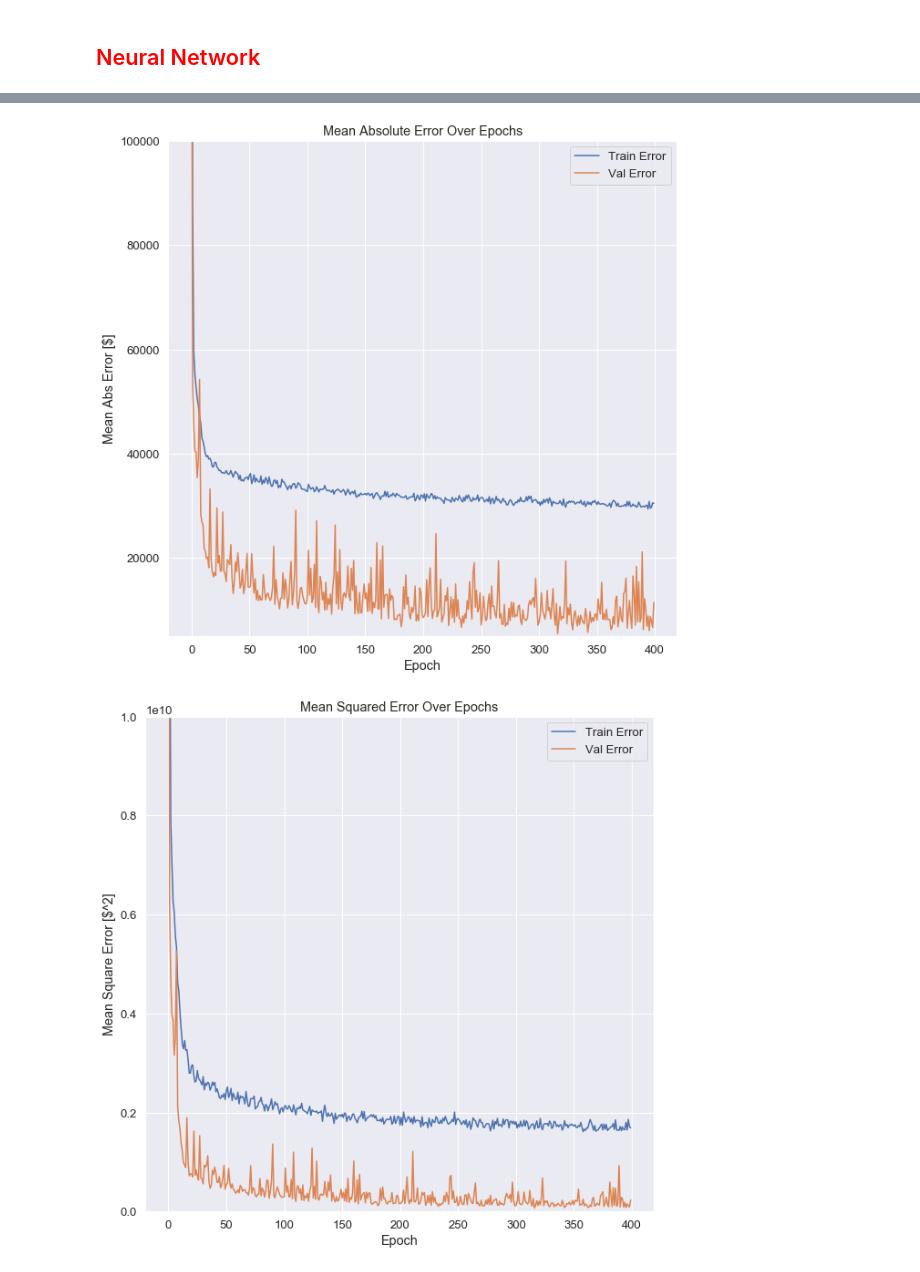
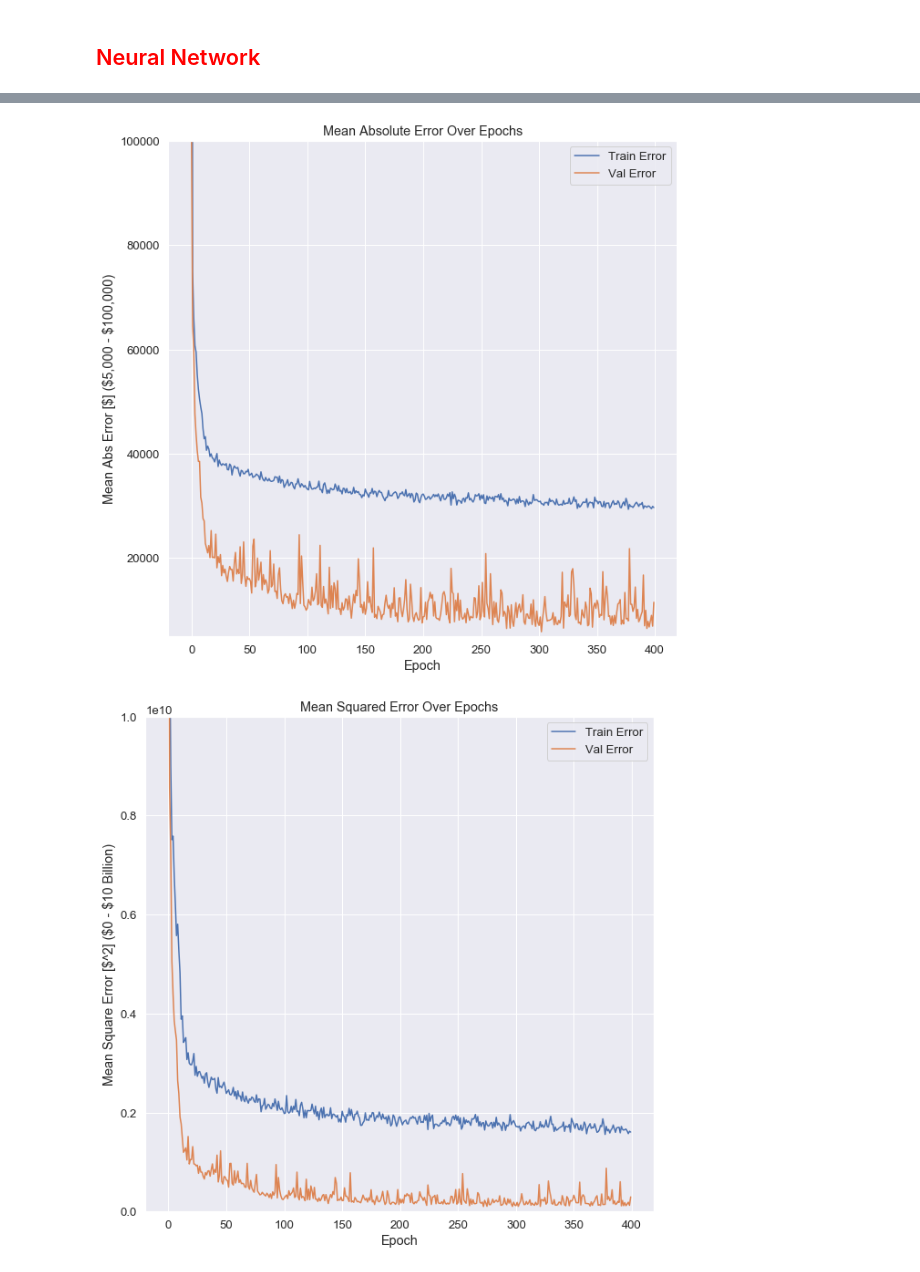
Before and after one commit to alawong1/MD-Housing, a Jupyter notebook: MD_House_Predicting.ipynb, the cells around one changed output, grey strips where cells are left out. Saved outputs shown, nothing was run; the diff lists cells and outputs as text; code cells hidden in the pictures.

```diff
--- a/MD_House_Predicting.ipynb
+++ b/MD_House_Predicting.ipynb
@@ -441,38 +444,39 @@ def build_model():
     model = Sequential()
 
     # Input layer
-    model.add(Dense(64, kernel_regularizer=regularizers.l2(0.090), input_shape=[X_train.shape[1]]))
+    model.add(Dense(64, kernel_regularizer=regularizers.l2(0.060), input_shape=[X_train.shape[1]]))
     model.add(Activation("elu"))
 
     # Hidden Layer 1
-    model.add(Dense(128, kernel_regularizer=regularizers.l2(0.090)))
-    model.add(Activation("elu"))
-    model.add(Dropout(0.10))
-
-    # Hidden Layer 2
-    model.add(Dense(128, kernel_regularizer=regularizers.l2(0.090)))
-    model.add(Activation("elu"))
-    model.add(Dropout(0.10))
-
-    # Hidden Layer 3
-    model.add(Dense(128, kernel_regularizer=regularizers.l2(0.090)))
-    model.add(Activation("elu"))
-    model.add(Dropout(0.10))
-
-    # Hidden Layer 4
-    model.add(Dense(64, kernel_regularizer=regularizers.l2(0.090)))
+    model.add(Dense(256, kernel_regularizer=regularizers.l2(0.060)))
     model.add(Activation("elu"))
     model.add(Dropout(0.15))
 
+    # Hidden Layer 2
+    model.add(Dense(128, kernel_regularizer=regularizers.l2(0.060)))
+    model.add(Activation("elu"))
+    model.add(Dropout(0.15))
+
+    # Hidden Layer 3
+    model.add(Dense(64, kernel_regularizer=regularizers.l2(0.060)))
+    model.add(Activation("elu"))
+    model.add(Dropout(0.08))
+
+    # Hidden Layer 4
+    model.add(Dense(64, kernel_regularizer=regularizers.l2(0.060)))
+    model.add(Activation("elu"))
+    model.add(Dropout(0.08))
+
     # Hidden Layer 5
-    model.add(Dense(128, kernel_regularizer=regularizers.l2(0.090)))
+    model.add(Dense(128, kernel_regularizer=regularizers.l2(0.060)))
     model.add(Activation("elu"))
     model.add(Dropout(0.15))
 
     # Output layer
     model.add(Dense(1))
 
-    optimizer = tf.keras.optimizers.RMSprop(learning_rate=0.001)
+    # optimizer = tf.keras.optimizers.RMSprop(learning_rate=0.001, rho=0.88)
+    optimizer = tf.keras.optimizers.Adam(learning_rate=0.001)
     model.compile(loss="mse", optimizer=optimizer, metrics=["mae", "mse"])
 
     return model
@@ -543,31 +549,31 @@ hist.tail()
 # %%
 def plot_history(history):
     hist = pd.DataFrame(history.history)
     hist['epoch'] = history.epoch
 
     plt.figure(figsize=(10, 10))
     plt.xlabel('Epoch')
-    plt.ylabel('Mean Abs Error [$]')
+    plt.ylabel('Mean Abs Error [$] ($5,000 - $100,000)')
     plt.plot(hist['epoch'], hist['mae'], label='Train Error')
     plt.plot(hist['epoch'], hist['val_mae'], label='Val Error')
     plt.ylim([5000,100000])
     plt.title("Mean Absolute Error Over Epochs")
     plt.legend()
 
     plt.figure(figsize=(10, 10))
     plt.xlabel('Epoch')
-    plt.ylabel('Mean Square Error [$^2]')
+    plt.ylabel('Mean Square Error [$^2] ($0 - $10 Billion)')
     plt.plot(hist['epoch'], hist['mse'], label='Train Error')
     plt.plot(hist['epoch'], hist['val_mse'], label='Val Error')
     plt.ylim([0,1e10])
     plt.title("Mean Squared Error Over Epochs")
     plt.legend()
     plt.show()
 
 plot_history(model_history)
 # %% [output]
-[figure, old version]
+[figure, new version]
-[figure, old version]
+[figure, new version]
 # %%
 model_preds = model.predict(X_test).flatten()
 
```
Also changed, not shown: parts of 18 cells of this notebook.
